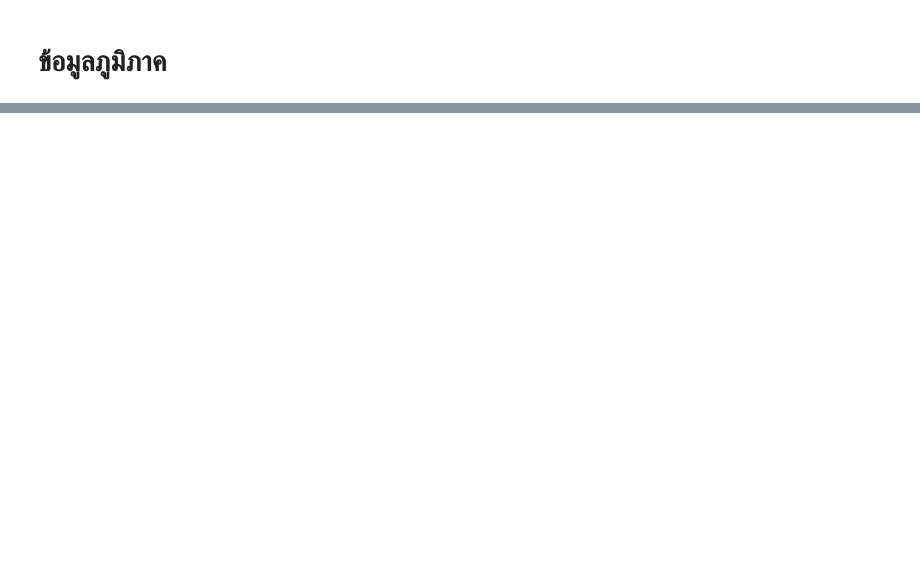
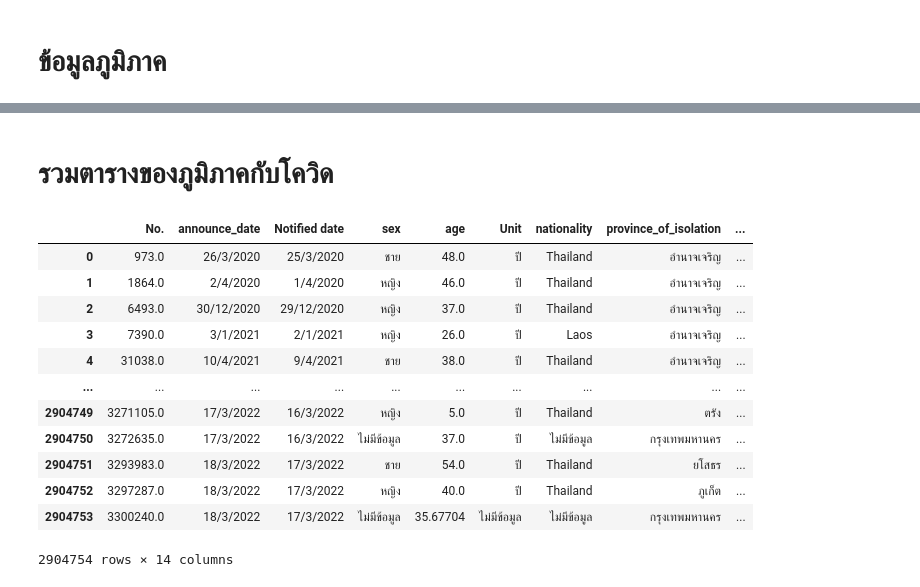
Before and after one commit to suphalaksana/data_viz_2022, a Jupyter notebook: Final_Project.ipynb, the cells around one changed output, grey strips where cells are left out. Cells and saved outputs as stored; diff of their text form; code cells hidden in the pictures; blank space fills up the shorter version.

```diff
--- a/Final_Project.ipynb
+++ b/Final_Project.ipynb
@@ -393,2 +467,8 @@ confirm
 # %% [markdown]
 # ข้อมูลภูมิภาค
+# %%
+data_province = {'จังหวัด': ['อำนาจเจริญ', 'บึงกาฬ', 'บุรีรัมย์', 'ชัยภูมิ', 'กาฬสินธุ์', 'ขอนแก่น', 'เลย', 'มหาสารคาม', 'มุกดาหาร', 'นครพนม', 'นครราชสีมา', 'หนองบัวลำภู', 'หนองคาย', 'ร้อยเอ็ด', 'สกลนคร', 'ศรีสะเกษ', 'สุรินทร์', 'อุบลราชธานี', 'อุดรธานี', 'ยโสธร','เชียงใหม่', 'เชียงราย', 'ลำปาง', 'ลำพูน', 'แม่ฮ่องสอน', 'น่าน', 'พะเยา', 'แพร่', 'อุตรดิตถ์','ตาก','สุโขทัย', 'พิษณุโลก', 'พิจิตร', 'กำแพงเพชร', 'เพชรบูรณ์','นครสวรรค์', 'อุทัยธานี','อ่างทอง', 'ชัยนาท', 'พระนครศรีอยุธยา', 'กรุงเทพมหานคร', 'ลพบุรี', 'นครปฐม', 'นนทบุรี', 'ปทุมธานี', 'สมุทรปราการ','สมุทรสาคร', 'สมุทรสงคราม','สระบุรี', 'สิงห์บุรี', 'สุพรรณบุรี','นครนายก','ฉะเชิงเทรา', 'จันทบุรี', 'ชลบุรี', 'ปราจีนบุรี', 'ระยอง', 'สระแก้ว', 'ตราด','กาญจนบุรี', 'ราชบุรี','เพชรบุรี', 'ประจวบคีรีขันธ์','ชุมพร', 'นครศรีธรรมราช', 'นราธิวาส', 'ปัตตานี', 'พัทลุง', 'สงขลา', 'สุราษฎร์ธานี', 'ยะลา','กระบี่', 'พังงา', 'ภูเก็ต', 'ระนอง', 'สตูล', 'ตรัง'],
+            '6 ภูมิภาค (ภูมิศาสตร์)': ['ตะวันออกเฉียงเหนือ','ตะวันออกเฉียงเหนือ','ตะวันออกเฉียงเหนือ','ตะวันออกเฉียงเหนือ','ตะวันออกเฉียงเหนือ','ตะวันออกเฉียงเหนือ','ตะวันออกเฉียงเหนือ','ตะวันออกเฉียงเหนือ','ตะวันออกเฉียงเหนือ','ตะวันออกเฉียงเหนือ','ตะวันออกเฉียงเหนือ','ตะวันออกเฉียงเหนือ','ตะวันออกเฉียงเหนือ','ตะวันออกเฉียงเหนือ','ตะวันออกเฉียงเหนือ','ตะวันออกเฉียงเหนือ','ตะวันออกเฉียงเหนือ','ตะวันออกเฉียงเหนือ','ตะวันออกเฉียงเหนือ','ตะวันออกเฉียงเหนือ','เหนือ','เหนือ','เหนือ','เหนือ','เหนือ','เหนือ','เหนือ','เหนือ','เหนือ','ตะวันตก','กลาง','กลาง','กลาง','กลาง','กลาง','กลาง','กลาง','กลาง','กลาง','กลาง','กลาง','กลาง','กลาง','กลาง','กลาง','กลาง','กลาง','กลาง','กลาง','กลาง','กลาง','กลาง','ตะวันออก','ตะวันออก','ตะวันออก','ตะวันออก','ตะวันออก','ตะวันออก','ตะวันออก','ตะวันตก','ตะวันตก','ตะวันตก','ตะวันตก','ใต้','ใต้','ใต้','ใต้','ใต้','ใต้','ใต้','ใต้','ใต้','ใต้','ใต้','ใต้','ใต้','ใต้']}
+# %%
+data6 = pd.DataFrame.from_dict(data_province)  #แสดงตาราง
+data6
@@ -394,0 +489,19 @@ confirm
+# %% [markdown]
+# รวมตารางของภูมิภาคกับโควิด
+# %%
+case_pro=  confirm.merge(data6,how='right',left_on='province_of_onset',right_on = 'จังหวัด')
+case_pro
+# %% [output]
+|  | No. | announce_date | Notified date | sex | age | Unit | nationality | province_of_isolation | ... |
+| 0 | 973.0 | 26/3/2020 | 25/3/2020 | ชาย | 48.0 | ปี | Thailand | อำนาจเจริญ | ... |
+| 1 | 1864.0 | 2/4/2020 | 1/4/2020 | หญิง | 46.0 | ปี | Thailand | อำนาจเจริญ | ... |
+| 2 | 6493.0 | 30/12/2020 | 29/12/2020 | หญิง | 37.0 | ปี | Thailand | อำนาจเจริญ | ... |
+| 3 | 7390.0 | 3/1/2021 | 2/1/2021 | หญิง | 26.0 | ปี | Laos | อำนาจเจริญ | ... |
+| 4 | 31038.0 | 10/4/2021 | 9/4/2021 | ชาย | 38.0 | ปี | Thailand | อำนาจเจริญ | ... |
+| ... | ... | ... | ... | ... | ... | ... | ... | ... | ... |
+| 2904749 | 3271105.0 | 17/3/2022 | 16/3/2022 | หญิง | 5.0 | ปี | Thailand | ตรัง | ... |
+| 2904750 | 3272635.0 | 17/3/2022 | 16/3/2022 | ไม่มีข้อมูล | 37.0 | ปี | ไม่มีข้อมูล | กรุงเทพมหานคร | ... |
+| 2904751 | 3293983.0 | 18/3/2022 | 17/3/2022 | ชาย | 54.0 | ปี | Thailand | ยโสธร | ... |
+| 2904752 | 3297287.0 | 18/3/2022 | 17/3/2022 | หญิง | 40.0 | ปี | Thailand | ภูเก็ต | ... |
+| 2904753 | 3300240.0 | 18/3/2022 | 17/3/2022 | ไม่มีข้อมูล | 35.67704 | ไม่มีข้อมูล | ไม่มีข้อมูล | กรุงเทพมหานคร | ... |
+2904754 rows × 14 columns
```
Also changed, not shown: parts of 9 cells of this notebook.
